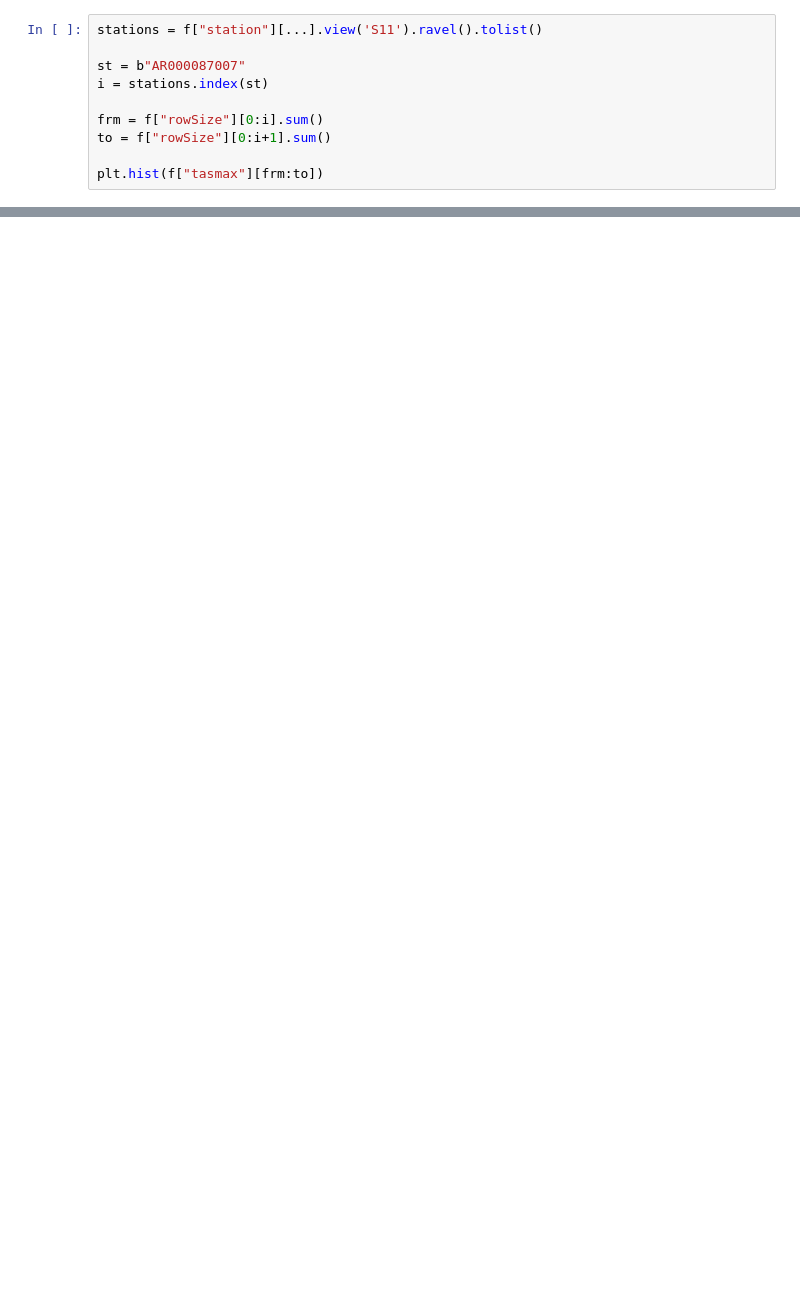
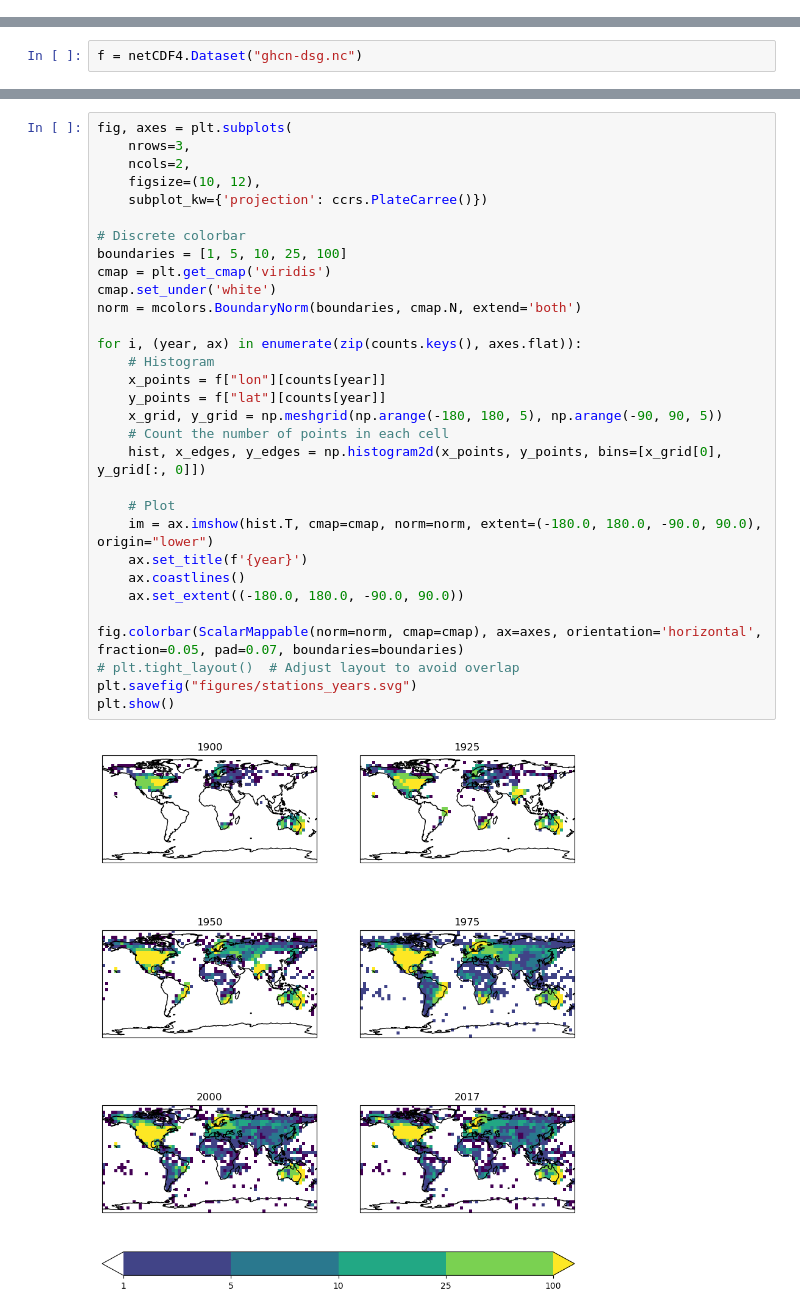
Before and after one commit to zequihg50/ghcnd-dsg, a Jupyter notebook: nc-demo.ipynb, the cells around one changed output, grey strips where cells are left out. Drawn from its saved outputs; the diff is of its cells as text; blank space fills up the shorter version.

```diff
--- a/nc-demo.ipynb
+++ b/nc-demo.ipynb
@@ -93,10 +0,0 @@ for lat, lon, color in zip(lats, lons, colors):
-# %%
-stations = f["station"][...].view('S11').ravel().tolist()
-
-st = b"AR000087007"
-i = stations.index(st)
-
-frm = f["rowSize"][0:i].sum()
-to = f["rowSize"][0:i+1].sum()
-
-plt.hist(f["tasmax"][frm:to])
@@ -211,0 +12,2 @@ df
+# %%
+f = netCDF4.Dataset("ghcn-dsg.nc")
@@ -211,0 +55,33 @@ df
+# %%
+fig, axes = plt.subplots(
+    nrows=3,
+    ncols=2,
+    figsize=(10, 12),
+    subplot_kw={'projection': ccrs.PlateCarree()})
+
+# Discrete colorbar
+boundaries = [1, 5, 10, 25, 100]
+cmap = plt.get_cmap('viridis')
+cmap.set_under('white')
+norm = mcolors.BoundaryNorm(boundaries, cmap.N, extend='both')
+
+for i, (year, ax) in enumerate(zip(counts.keys(), axes.flat)):
+    # Histogram
+    x_points = f["lon"][counts[year]]
+    y_points = f["lat"][counts[year]]
+    x_grid, y_grid = np.meshgrid(np.arange(-180, 180, 5), np.arange(-90, 90, 5))
+    # Count the number of points in each cell
+    hist, x_edges, y_edges = np.histogram2d(x_points, y_points, bins=[x_grid[0], y_grid[:, 0]])
+
+    # Plot
+    im = ax.imshow(hist.T, cmap=cmap, norm=norm, extent=(-180.0, 180.0, -90.0, 90.0), origin="lower")
+    ax.set_title(f'{year}')
+    ax.coastlines()
+    ax.set_extent((-180.0, 180.0, -90.0, 90.0))
+
+fig.colorbar(ScalarMappable(norm=norm, cmap=cmap), ax=axes, orientation='horizontal', fraction=0.05, pad=0.07, boundaries=boundaries)
+# plt.tight_layout()  # Adjust layout to avoid overlap
+plt.savefig("figures/stations_years.svg")
+plt.show()
+# %% [output]
+[figure, added]
```
Also changed, not shown: parts of 42 cells of this notebook, 1 other file.
